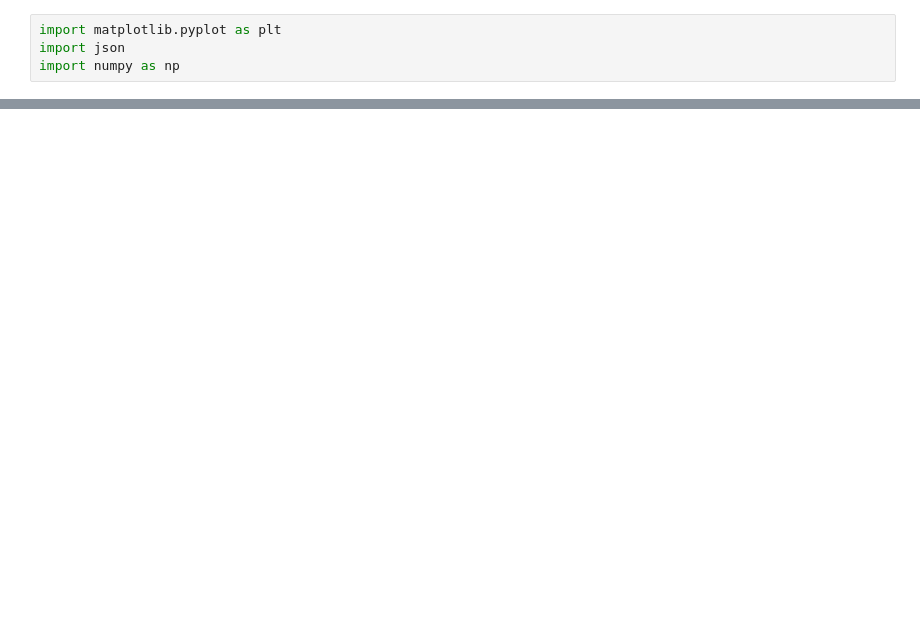
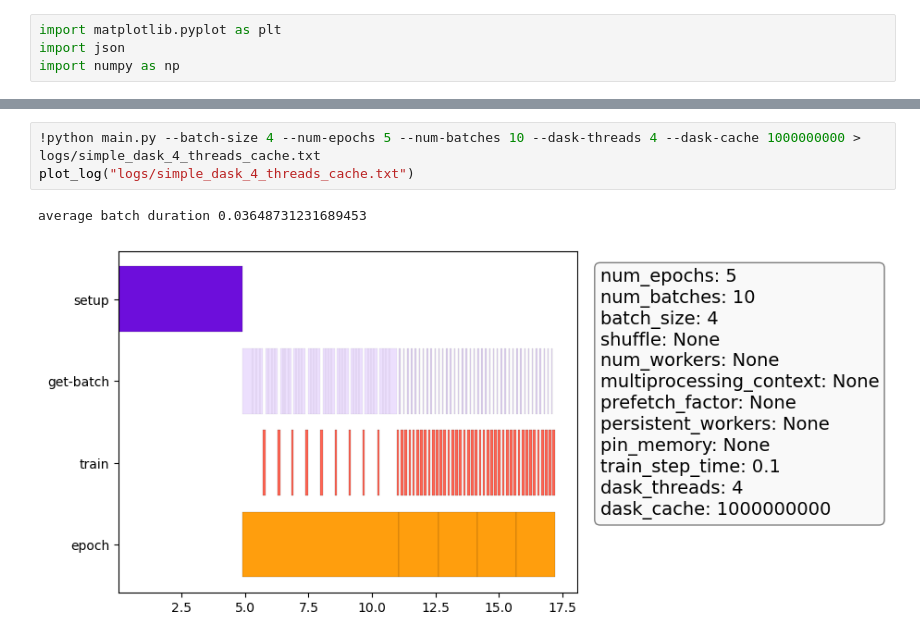
Before and after one commit to earth-mover/dataloader-demo, a Jupyter notebook: plot.ipynb, the cells around one changed output, grey strips where cells are left out. Saved outputs shown, nothing was run; the diff lists cells and outputs as text; blank space fills up the shorter version.

```diff
--- a/plot.ipynb
+++ b/plot.ipynb
@@ -67,0 +79,6 @@ plot_log("log6.txt")
+# %%
+!python main.py --batch-size 4 --num-epochs 5 --num-batches 10 --dask-threads 4 --dask-cache 1000000000 > logs/simple_dask_4_threads_cache.txt
+plot_log("logs/simple_dask_4_threads_cache.txt")
+# %% [output]
+average batch duration 0.03648731231689453
+[figure, added]
```
Also changed, not shown: parts of 31 cells of this notebook, 4 other files.
